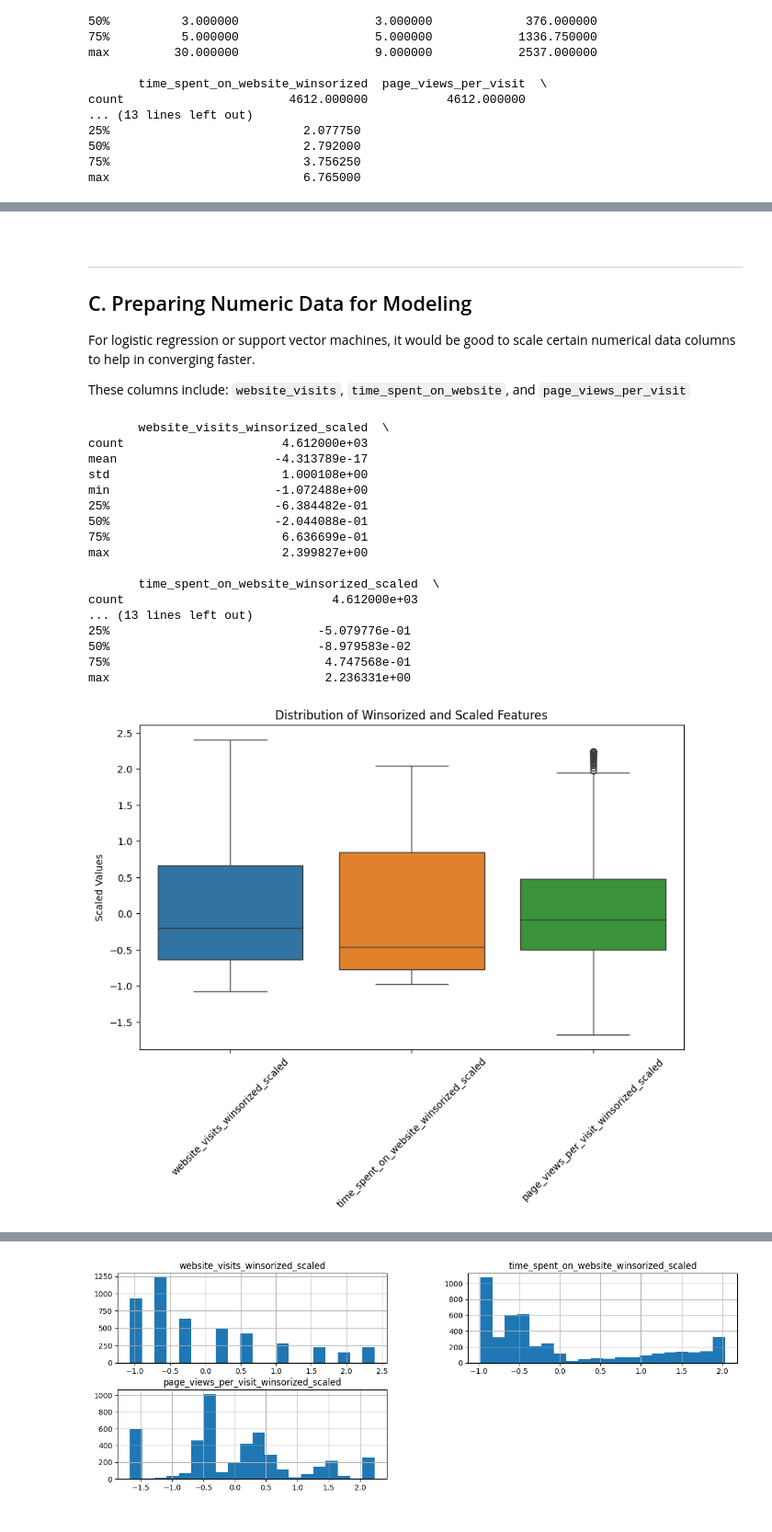
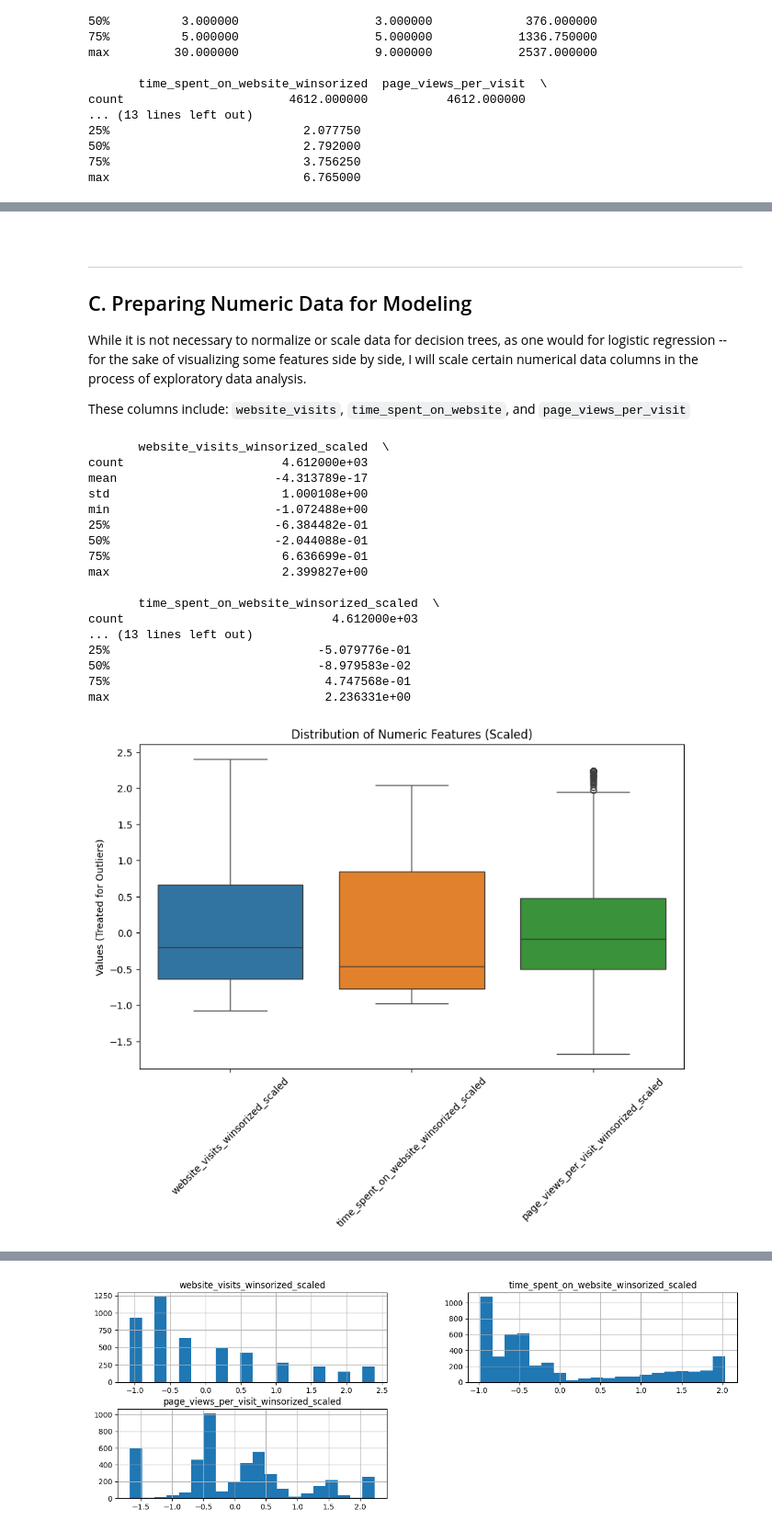
Before and after one commit to kaizengrowth/machine_learning_projects, a Jupyter notebook: KaitlinCort_MIT_RandomForest_GridSearchCSV.ipynb, the cells around one changed output, grey strips where cells are left out. Shown at 92% size. Cells and saved outputs as stored; diff of their text form; code cells hidden in the pictures.

```diff
--- a/KaitlinCort_MIT_RandomForest_GridSearchCSV.ipynb
+++ b/KaitlinCort_MIT_RandomForest_GridSearchCSV.ipynb
@@ -326,49 +376,50 @@ max                           6.765000
 
 ## C. Preparing Numeric Data for Modeling
 
-For logistic regression or support vector machines, it would be good to scale certain numerical data columns to help in converging faster.
+While it is not necessary to normalize or scale data for decision trees, as one would for logistic regression -- for the sake of visualizing some features side by side, I will scale certain numerical data columns in the process of exploratory data analysis.
 
 These columns include: `website_visits`, `time_spent_on_website`, and `page_views_per_visit`
 # %%
+# Using the StandardScaler library from sklearn.preprocessing
 scaler = StandardScaler()
 
 columns_to_scale = ['website_visits_winsorized', 'time_spent_on_website_winsorized', 'page_views_per_visit_winsorized']
 
 # Fit the scaler to the winsorized data and transform it, saving the results in new columns
 for column in columns_to_scale:
-    # Scale the winsorized column
-    scaled_data = scaler.fit_transform(df[[column]])
+  # Scale the winsorized column
+  scaled_data = scaler.fit_transform(df[[column]])
 
-    # Save the scaled data in a new column, non-destructively
-    df[column + '_scaled'] = scaled_data
+  # Save the scaled data in a new column, non-destructively
+  df[column + '_scaled'] = scaled_data
 
 # Print summary statistics of the newly scaled columns
 print(df[['website_visits_winsorized_scaled', 'time_spent_on_website_winsorized_scaled', 'page_views_per_visit_winsorized_scaled']].describe())
 
 # Plot box plots for visual inspection, which highlights the central tendency, dispersion, and potential outliers
 data_to_plot = df[['website_visits_winsorized_scaled', 'time_spent_on_website_winsorized_scaled', 'page_views_per_visit_winsorized_scaled']]
 plt.figure(figsize=(10, 6))
 sns.boxplot(data=data_to_plot)
-plt.title('Distribution of Winsorized and Scaled Features')
-plt.ylabel('Scaled Values')
+plt.title('Distribution of Numeric Features (Scaled)')
+plt.ylabel('Values (Treated for Outliers)')
 plt.xticks(rotation=45) # for readability
 plt.show()
 # %% [output]
        website_visits_winsorized_scaled  \
 count                      4.612000e+03
 mean                      -4.313789e-17
 std                        1.000108e+00
 min                       -1.072488e+00
 25%                       -6.384482e-01
 50%                       -2.044088e-01
 75%                        6.636699e-01
 max                        2.399827e+00
 
        time_spent_on_website_winsorized_scaled  \
 count                             4.612000e+03
 ... (13 lines left out)
 25%                             -5.079776e-01
 50%                             -8.979583e-02
 75%                              4.747568e-01
 max                              2.236331e+00
-[figure, old version]
+[figure, new version]
```
Also changed, not shown: parts of 58 cells of this notebook.
